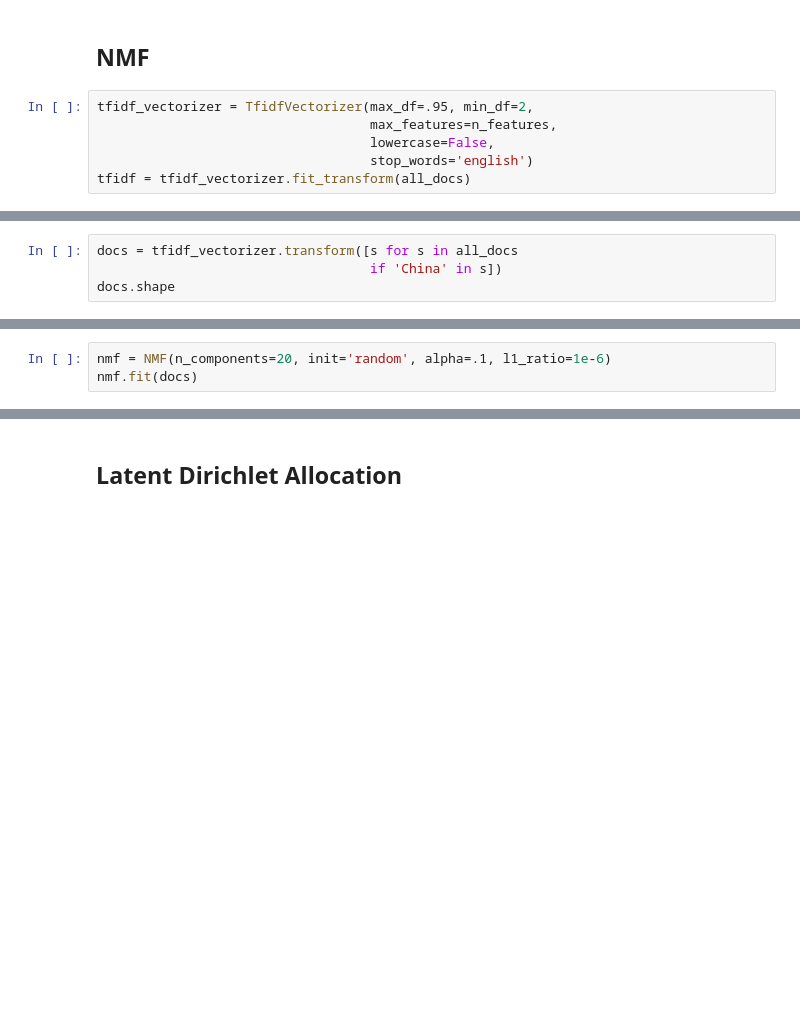
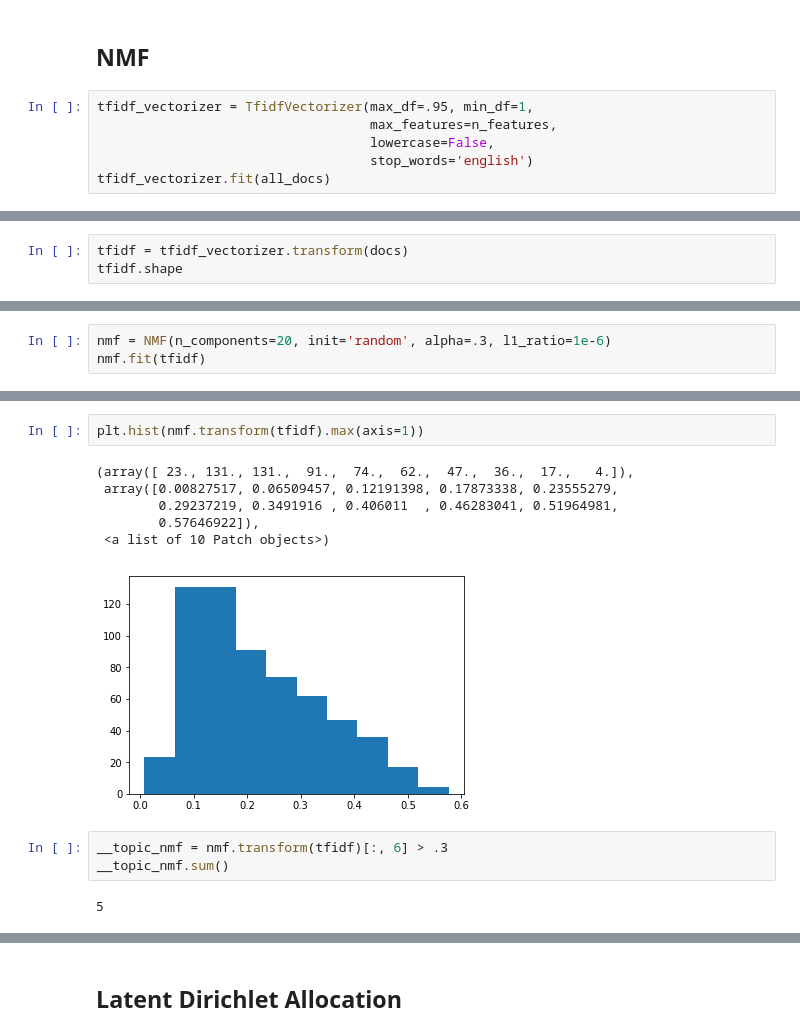
Before and after one commit to jli05/topic-modelling, a Jupyter notebook: ExperimentsTopicModelling.ipynb, the cells around one changed output, grey strips where cells are left out. Cells and saved outputs as stored; diff of their text form; blank space fills up the shorter version.

```diff
--- a/ExperimentsTopicModelling.ipynb
+++ b/ExperimentsTopicModelling.ipynb
@@ -43,8 +49,8 @@ def print_top_words(model, feature_names, n_top_words):
 # %% [markdown]
 ## NMF
 # %%
-tfidf_vectorizer = TfidfVectorizer(max_df=.95, min_df=2,
+tfidf_vectorizer = TfidfVectorizer(max_df=.95, min_df=1,
                                    max_features=n_features,
                                    lowercase=False,
                                    stop_words='english')
-tfidf = tfidf_vectorizer.fit_transform(all_docs)
+tfidf_vectorizer.fit(all_docs)
@@ -51,4 +64,0 @@ tfidf = tfidf_vectorizer.fit_transform(all_docs)
-# %%
-docs = tfidf_vectorizer.transform([s for s in all_docs
-                                   if 'China' in s])
-docs.shape
@@ -56,0 +65,3 @@ docs.shape
+# %%
+tfidf = tfidf_vectorizer.transform(docs)
+tfidf.shape
@@ -57,4 +70,4 @@ docs.shape
 # %%
-nmf = NMF(n_components=20, init='random', alpha=.1, l1_ratio=1e-6)
-nmf.fit(docs)
+nmf = NMF(n_components=20, init='random', alpha=.3, l1_ratio=1e-6)
+nmf.fit(tfidf)
 # %% [output]
@@ -86,0 +100,14 @@ Topic #19: India China species The hamster Asia Tibet Kashmir Tibetan Cricetidae
+# %%
+plt.hist(nmf.transform(tfidf).max(axis=1))
+# %% [output]
+(array([ 23., 131., 131.,  91.,  74.,  62.,  47.,  36.,  17.,   4.]),
+ array([0.00827517, 0.06509457, 0.12191398, 0.17873338, 0.23555279,
+        0.29237219, 0.3491916 , 0.406011  , 0.46283041, 0.51964981,
+        0.57646922]),
+ <a list of 10 Patch objects>)
+[figure, added]
+# %%
+__topic_nmf = nmf.transform(tfidf)[:, 6] > .3
+__topic_nmf.sum()
+# %% [output]
+5
```
Also changed, not shown: parts of 14 cells of this notebook.
